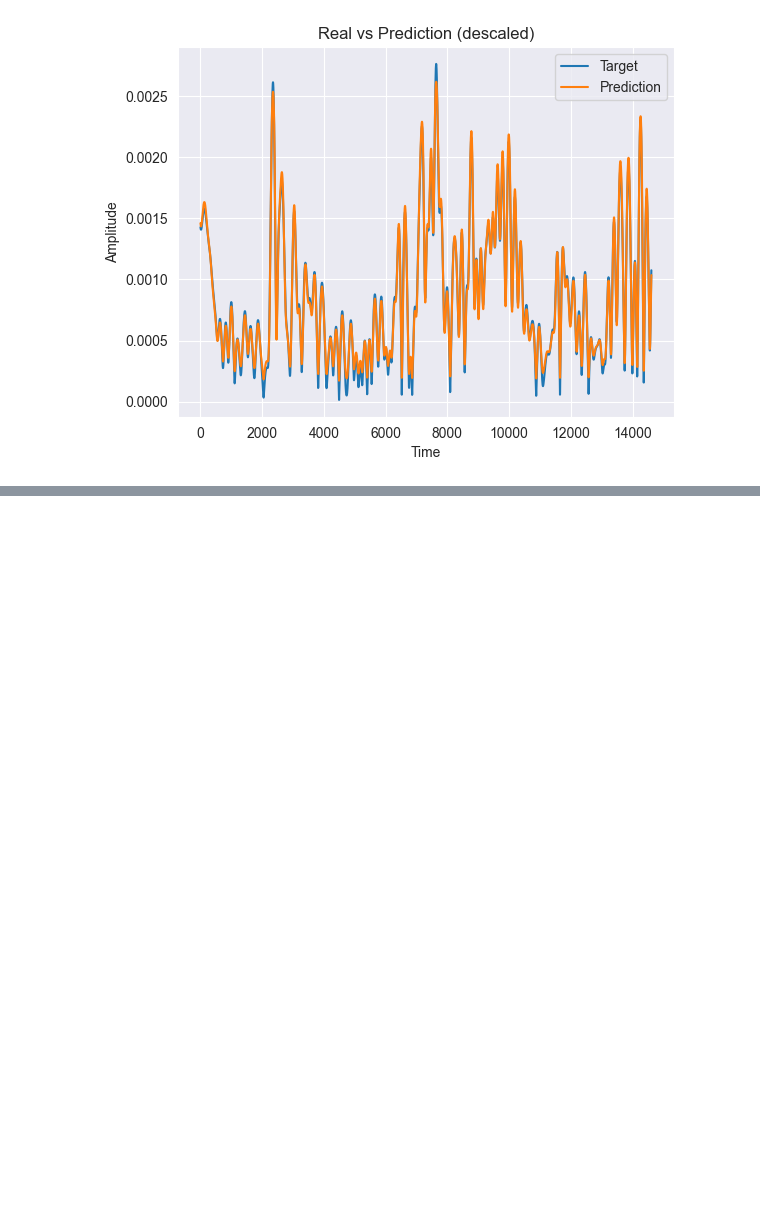
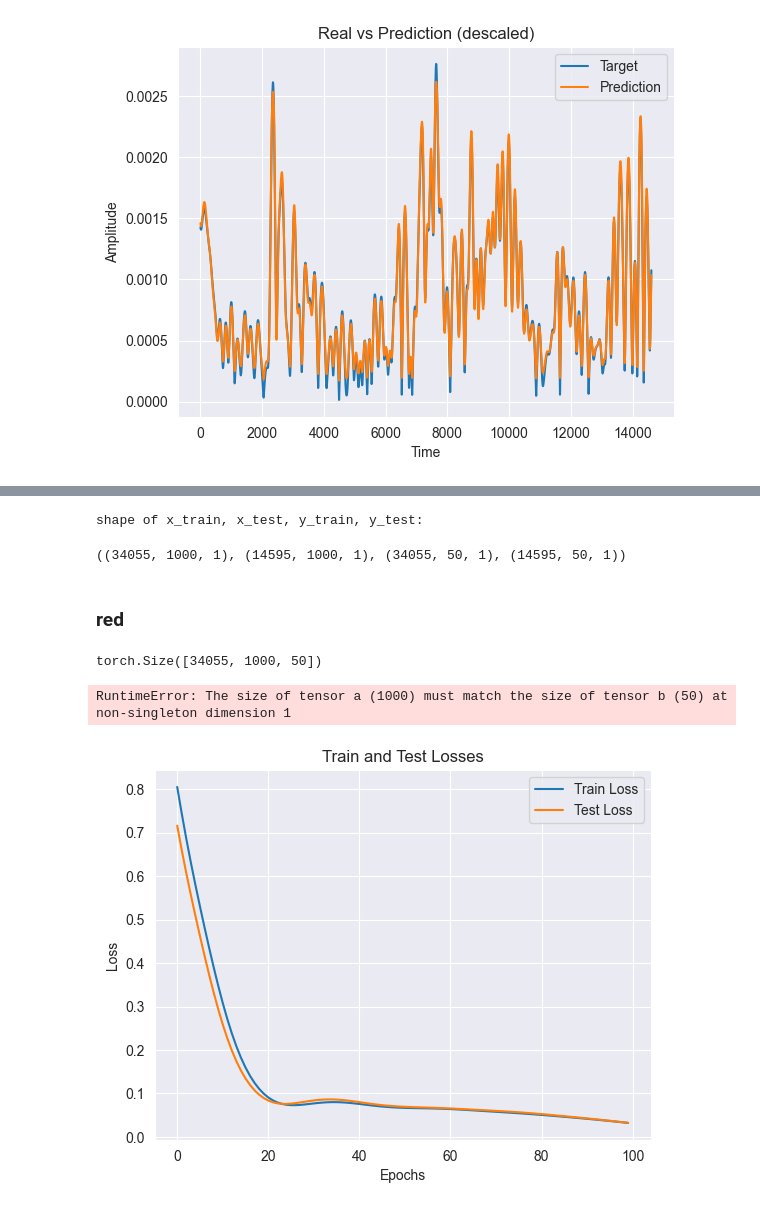
Before and after one commit to consuelorojas/Tesis, a Jupyter notebook: RNN/nobatch_simple.ipynb, the cells around one changed output, grey strips where cells are left out. Drawn from its saved outputs; the diff is of its cells as text; code cells hidden in the pictures; blank space fills up the shorter version.

```diff
--- a/RNN/nobatch_simple.ipynb
+++ b/RNN/nobatch_simple.ipynb
@@ -252,0 +295,16 @@ plt.show()
+# %%
+#x,y = ut2.create_data(amplitudes, 1000, output_dim = 50)
+x_train, y_train, x_test, y_test = ut2.split_data(x, y, 0.7)
+
+print('shape of x_train, x_test, y_train, y_test:',)
+x_train.shape, x_test.shape, y_train.shape, y_test.shape
+# %% [output]
+shape of x_train, x_test, y_train, y_test:
+((34055, 1000, 1), (14595, 1000, 1), (34055, 50, 1), (14595, 50, 1))
+# %%
+x_train = torch.from_numpy(x_train.astype(np.float32))
+y_train = torch.from_numpy(y_train.astype(np.float32))
+x_test = torch.from_numpy(x_test.astype(np.float32))
+y_test = torch.from_numpy(y_test.astype(np.float32))
+# %% [markdown]
+### **red**
@@ -252,0 +341,33 @@ plt.show()
+# %%
+# red
+in_size = 1
+out_size = 50
+hid_size = 10
+num_layers = 2
+
+
+model = Simple_RNN(in_size, hid_size, out_size, num_layers)
+optimizer = optim.Adam(model.parameters(), lr=0.01)
+criterion = nn.MSELoss()
+# %%
+train_loss, test_loss = ut2.train_model(model,
+               criterion,
+               optimizer,
+               x_train,
+               x_test,
+               y_train,
+               y_test,
+               epochs=100)
+# %% [output]
+torch.Size([34055, 1000, 50])
+RuntimeError: The size of tensor a (1000) must match the size of tensor b (50) at non-singleton dimension 1
+# %%
+plt.plot(train_loss, label='Train Loss')
+plt.plot(test_loss, label='Test Loss')
+plt.xlabel('Epochs')
+plt.ylabel('Loss')
+plt.title('Train and Test Losses')
+plt.legend()
+plt.show()
+# %% [output]
+[figure, added]
```
Also changed, not shown: parts of 17 cells of this notebook, 3 other files.
